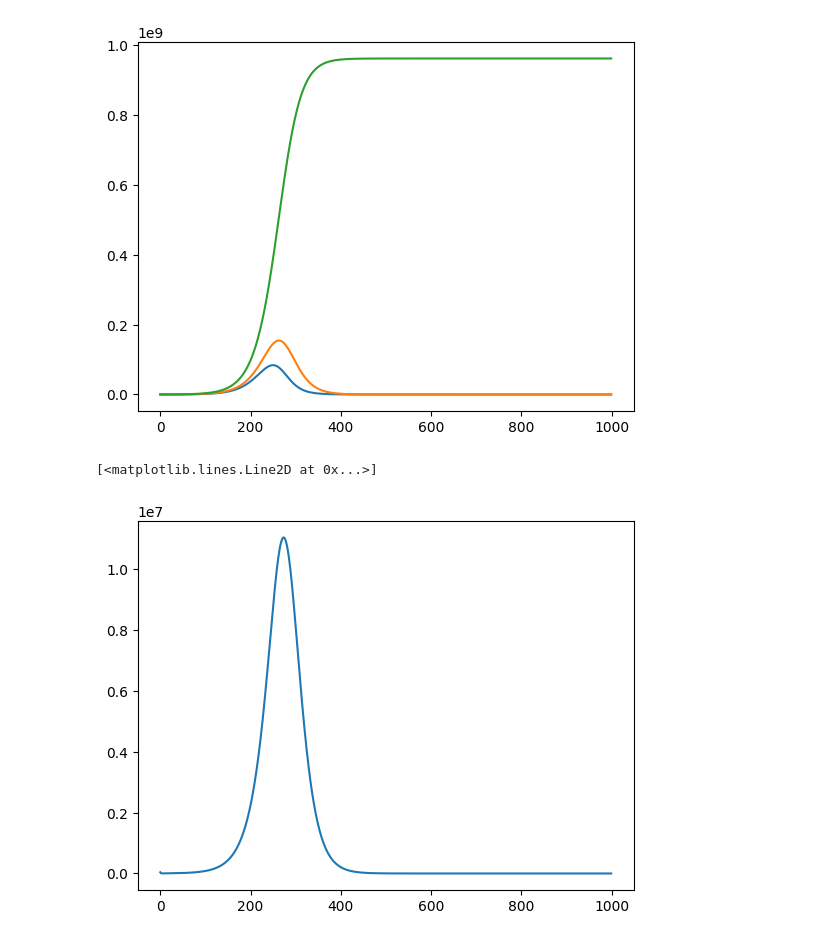
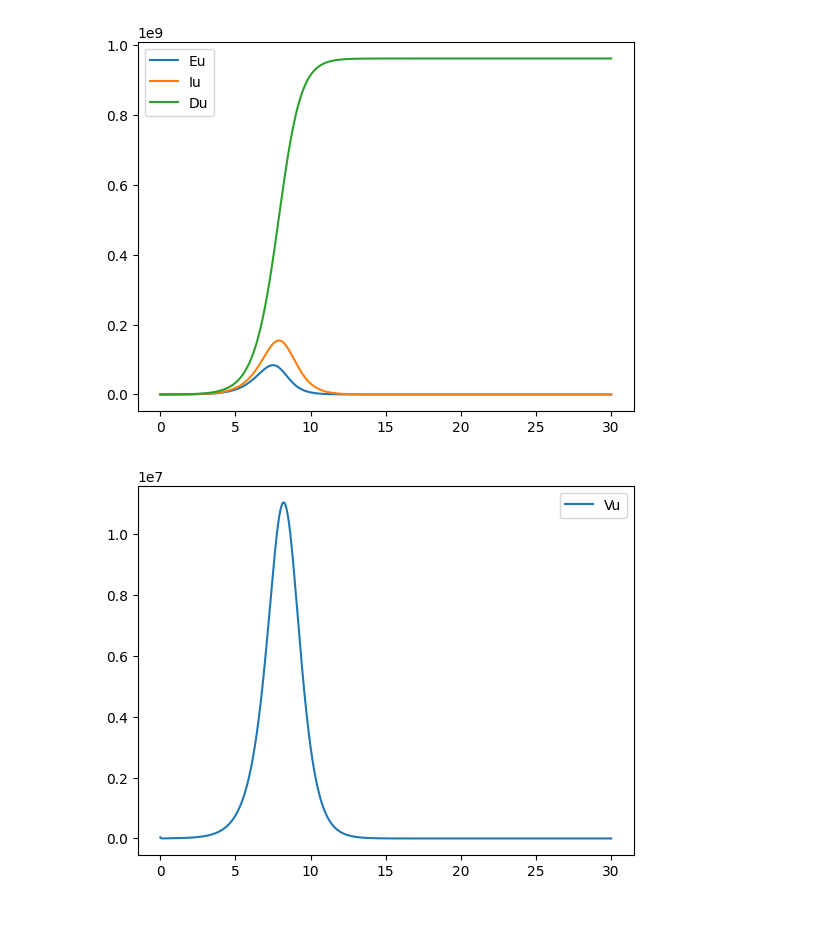
Before and after one commit to joshlooks/avianflu, a Jupyter notebook: Experiments/FirstModel.ipynb, the cells around one changed output. Saved outputs shown, nothing was run; the diff lists cells and outputs as text; code cells hidden in the pictures.

```diff
--- a/Experiments/FirstModel.ipynb
+++ b/Experiments/FirstModel.ipynb
@@ -91,17 +91,19 @@ timevals = np.linspace(0,30.0,1000)
 OUT = ODE_UpperLowerModel(myParams, myICS, timevals)
 # %%
 #Eclipsed, Infected and Dead cells in URT
-plt.plot(OUT[:,1])
-plt.plot(OUT[:,2])
-plt.plot(OUT[:,3])
+plt.plot(timevals, OUT[:,1], label="Eu")
+plt.plot(timevals, OUT[:,2], label="Iu")
+plt.plot(timevals, OUT[:,3], label="Du")
+plt.legend()
 plt.show()
 # %% [output]
-[figure, old version]
+[figure, new version]
 # %%
 #URT Viruses
-plt.plot(OUT[:,4])
+plt.plot(timevals, OUT[:,4], label="Vu")
+plt.legend()
+plt.show()
 # %% [output]
-[<matplotlib.lines.Line2D at 0x...>]
-[figure, old version]
+[figure, new version]
 # %%
 #Eclipsed, Infected and Dead cells in LRT
```
Also changed, not shown: parts of 2 cells of this notebook, 4 other files.
